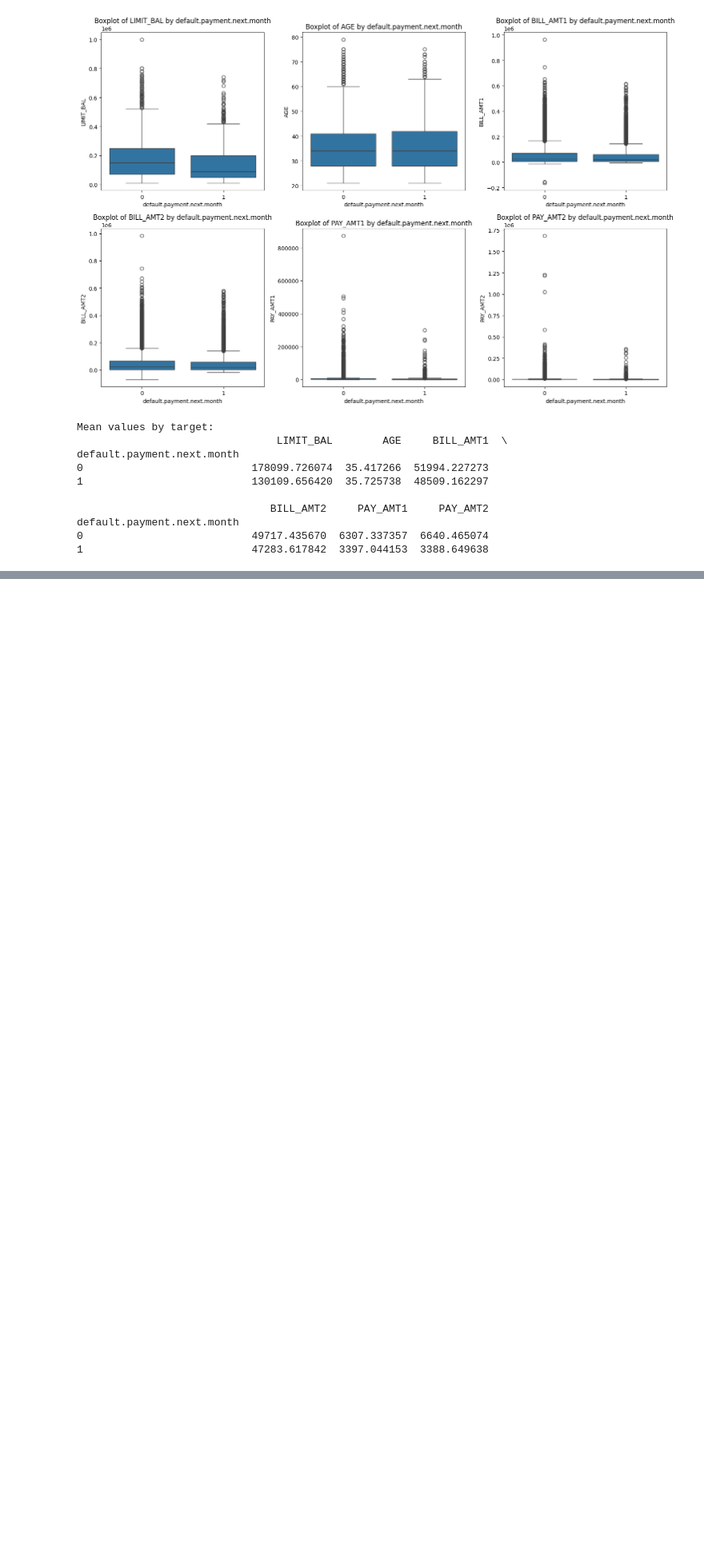
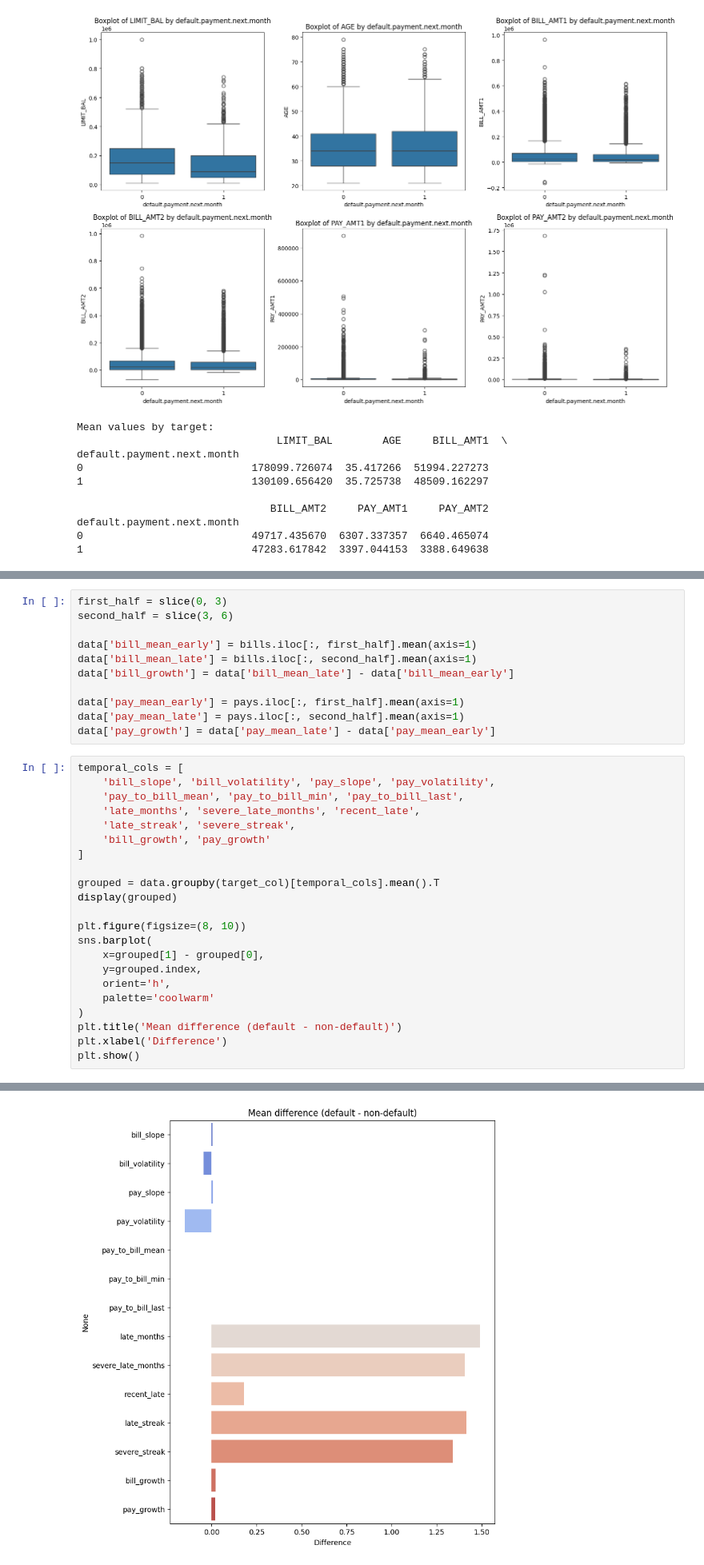
Before and after one commit to martenzZe/credit-risk-ml-pipeline, a Jupyter notebook: notebooks/01_data.ipynb, the cells around one changed output, grey strips where cells are left out. Shown at 80% size. Saved outputs shown, nothing was run; the diff lists cells and outputs as text; blank space fills up the shorter version.

```diff
--- a/notebooks/01_data.ipynb
+++ b/notebooks/01_data.ipynb
@@ -186,0 +492,34 @@ plt.show()
+# %%
+first_half = slice(0, 3)
+second_half = slice(3, 6)
+
+data['bill_mean_early'] = bills.iloc[:, first_half].mean(axis=1)
+data['bill_mean_late'] = bills.iloc[:, second_half].mean(axis=1)
+data['bill_growth'] = data['bill_mean_late'] - data['bill_mean_early']
+
+data['pay_mean_early'] = pays.iloc[:, first_half].mean(axis=1)
+data['pay_mean_late'] = pays.iloc[:, second_half].mean(axis=1)
+data['pay_growth'] = data['pay_mean_late'] - data['pay_mean_early']
+# %%
+temporal_cols = [
+    'bill_slope', 'bill_volatility', 'pay_slope', 'pay_volatility',
+    'pay_to_bill_mean', 'pay_to_bill_min', 'pay_to_bill_last',
+    'late_months', 'severe_late_months', 'recent_late',
+    'late_streak', 'severe_streak',
+    'bill_growth', 'pay_growth'
+]
+
+grouped = data.groupby(target_col)[temporal_cols].mean().T
+display(grouped)
+
+plt.figure(figsize=(8, 10))
+sns.barplot(
+    x=grouped[1] - grouped[0],
+    y=grouped.index,
+    orient='h',
+    palette='coolwarm'
+)
+plt.title('Mean difference (default - non-default)')
+plt.xlabel('Difference')
+plt.show()
+# %% [output]
@@ -186,0 +544 @@ plt.show()
+[figure, added]
```
Also changed, not shown: parts of 16 cells of this notebook, 10 other files.
